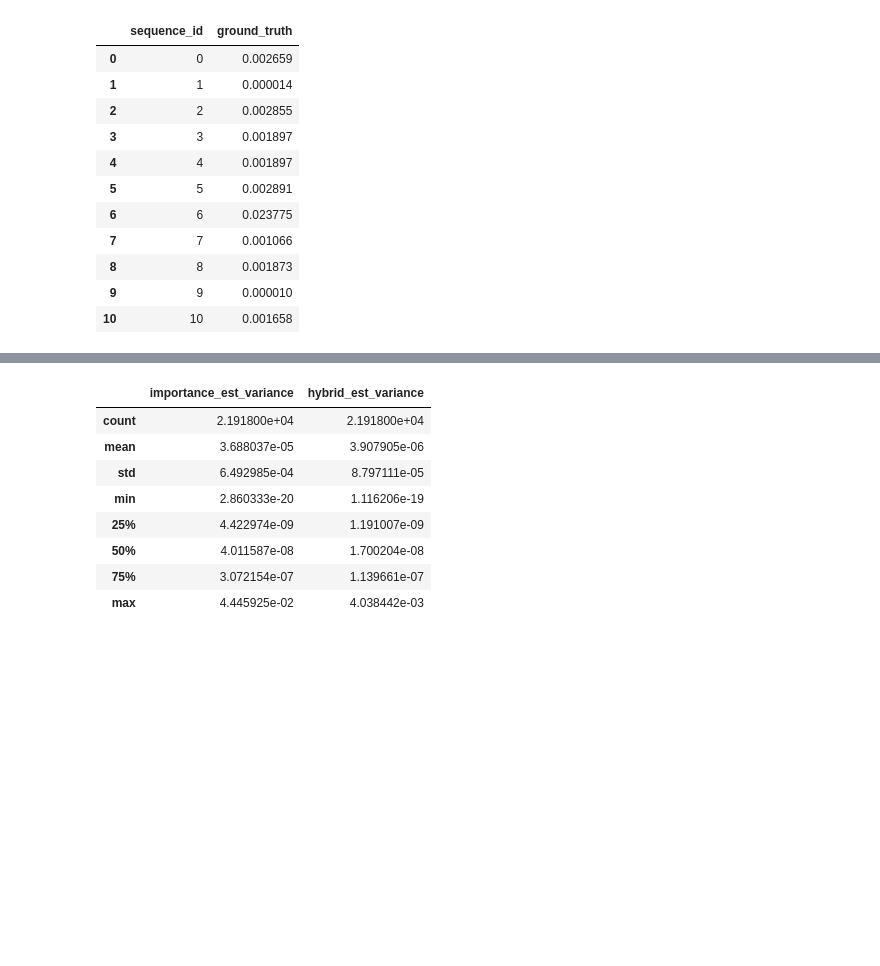
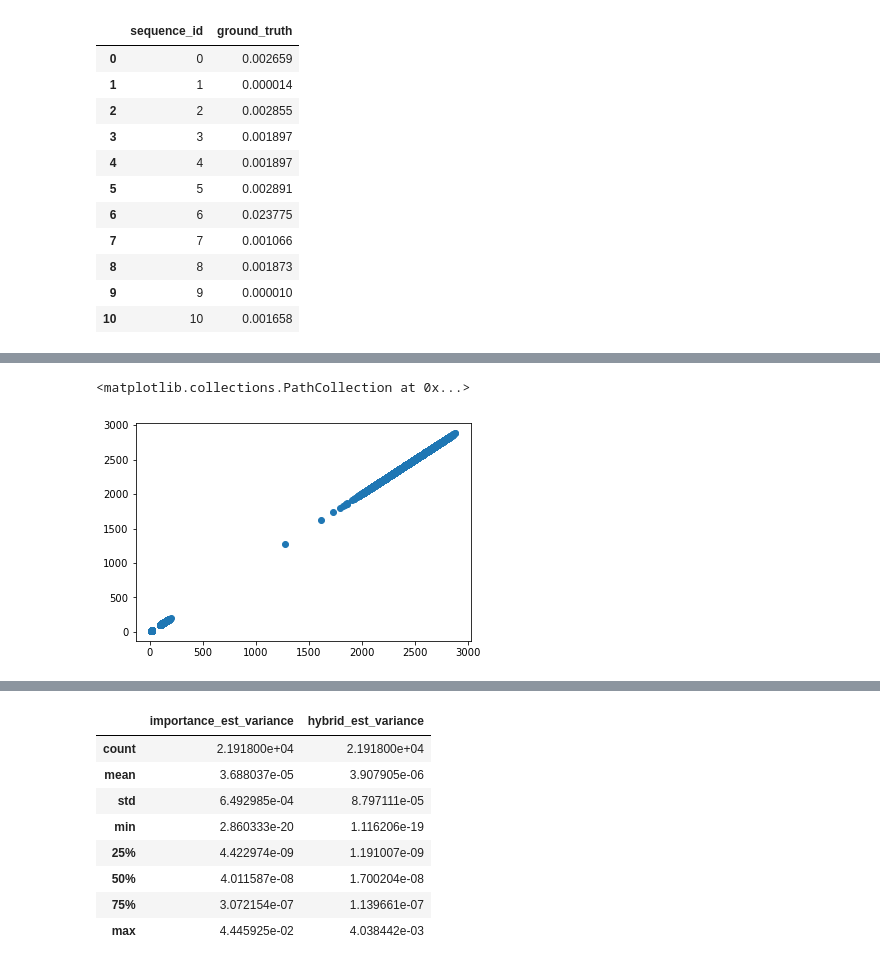
Before and after one commit to vshah99/prob_seq_queries_nnproject, a Jupyter notebook: notebooks/flatten_dataset.ipynb, the cells around one changed output, grey strips where cells are left out. Saved outputs shown, nothing was run; the diff lists cells and outputs as text; code cells hidden in the pictures; blank space fills up the shorter version.

```diff
--- a/notebooks/flatten_dataset.ipynb
+++ b/notebooks/flatten_dataset.ipynb
@@ -422,0 +439,7 @@ df.loc[:10,['sequence_id','ground_truth']]
+# %%
+# tdf = df[df.hybrid_num_mc_samples == 1000]
+plt.scatter(df.hybrid_model_iters, df.importance_model_iters)
+# tdf[['hybrid_model_iters','beam_search_model_iters']].head()
+# %% [output]
+<matplotlib.collections.PathCollection at 0x...>
+[figure, added]
```
Also changed, not shown: parts of 8 cells of this notebook, 12 other files.
